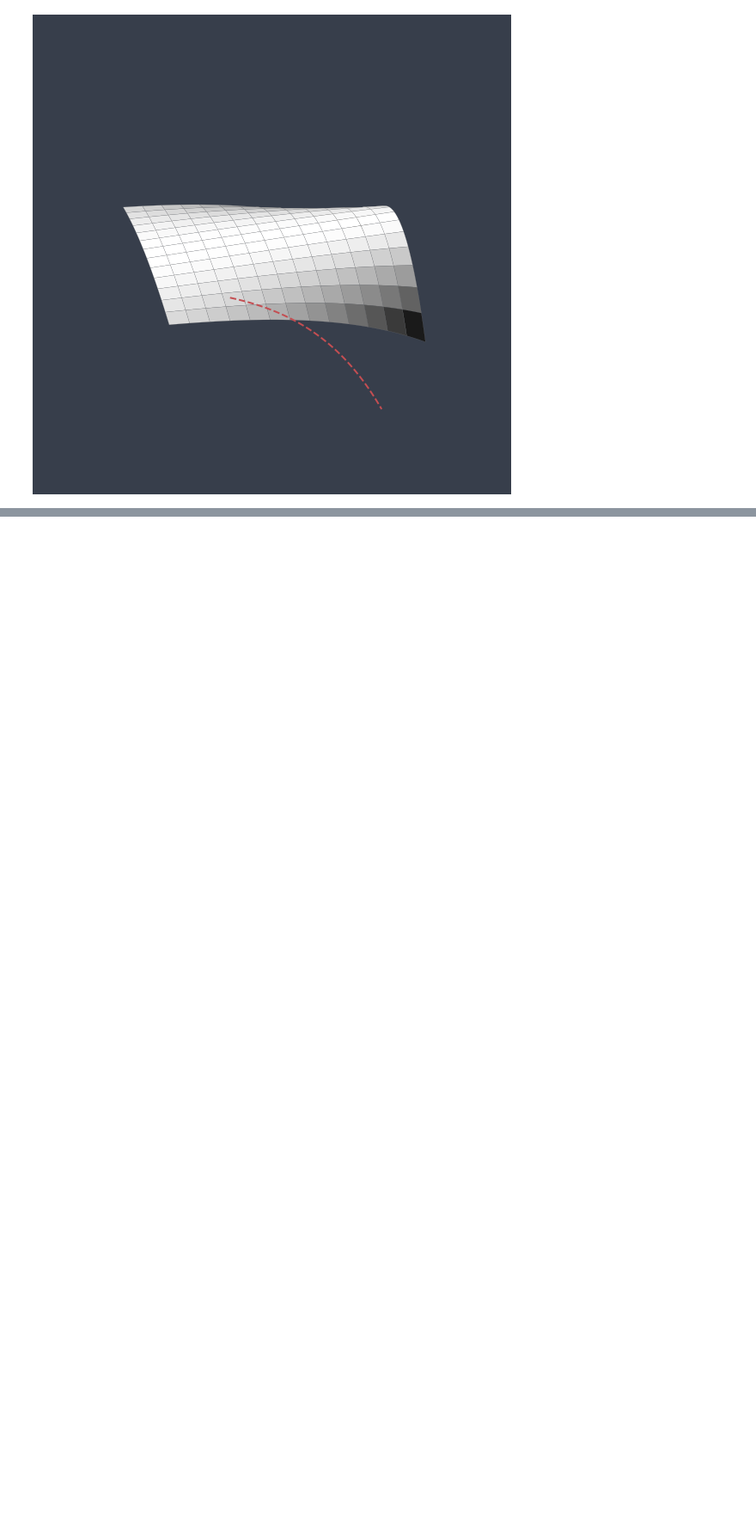
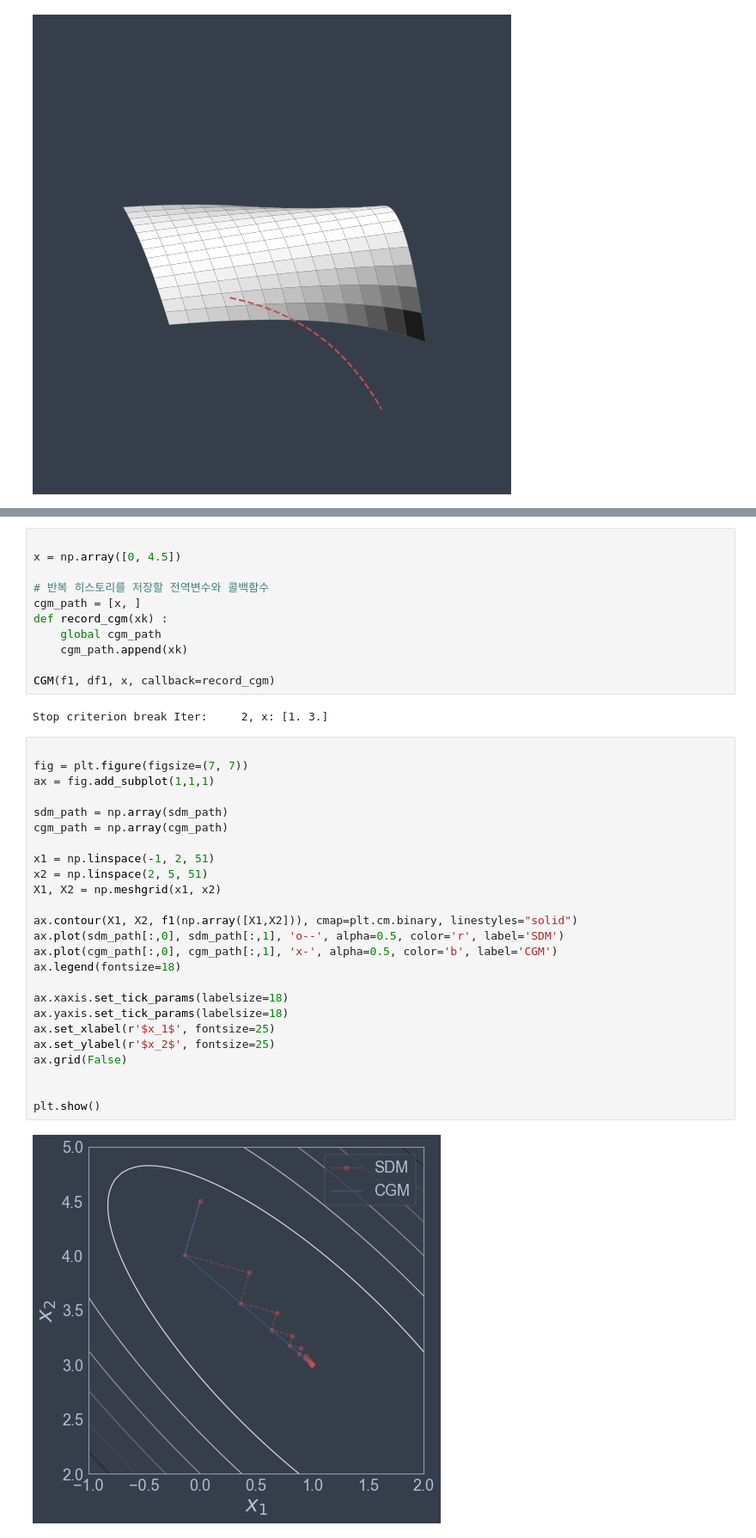
Before and after one commit to sive2045/ml_study, a Jupyter notebook: Ch8_optimization.ipynb, the cells around one changed output, grey strips where cells are left out. Shown at 86% size. Cells and saved outputs as stored; diff of their text form; blank space fills up the shorter version.

```diff
--- a/Ch8_optimization.ipynb
+++ b/Ch8_optimization.ipynb
@@ -148,0 +362,40 @@ plt.show()
+# %%
+
+x = np.array([0, 4.5])
+
+# 반복 히스토리를 저장할 전역변수와 콜백함수
+cgm_path = [x, ]
+def record_cgm(xk) :
+    global cgm_path
+    cgm_path.append(xk)
+
+CGM(f1, df1, x, callback=record_cgm)
+# %% [output]
+Stop criterion break Iter:     2, x: [1. 3.]
+# %%
+
+fig = plt.figure(figsize=(7, 7))
+ax = fig.add_subplot(1,1,1)
+
+sdm_path = np.array(sdm_path)
+cgm_path = np.array(cgm_path)
+
+x1 = np.linspace(-1, 2, 51)
+x2 = np.linspace(2, 5, 51)
+X1, X2 = np.meshgrid(x1, x2)
+
+ax.contour(X1, X2, f1(np.array([X1,X2])), cmap=plt.cm.binary, linestyles="solid")
+ax.plot(sdm_path[:,0], sdm_path[:,1], 'o--', alpha=0.5, color='r', label='SDM')
+ax.plot(cgm_path[:,0], cgm_path[:,1], 'x-', alpha=0.5, color='b', label='CGM')
+ax.legend(fontsize=18)
+
+ax.xaxis.set_tick_params(labelsize=18)
+ax.yaxis.set_tick_params(labelsize=18)
+ax.set_xlabel(r'$x_1$', fontsize=25)
+ax.set_ylabel(r'$x_2$', fontsize=25)
+ax.grid(False)
+
+
+plt.show()
+# %% [output]
+[figure, added]
```
Also changed, not shown: parts of 17 cells of this notebook.
